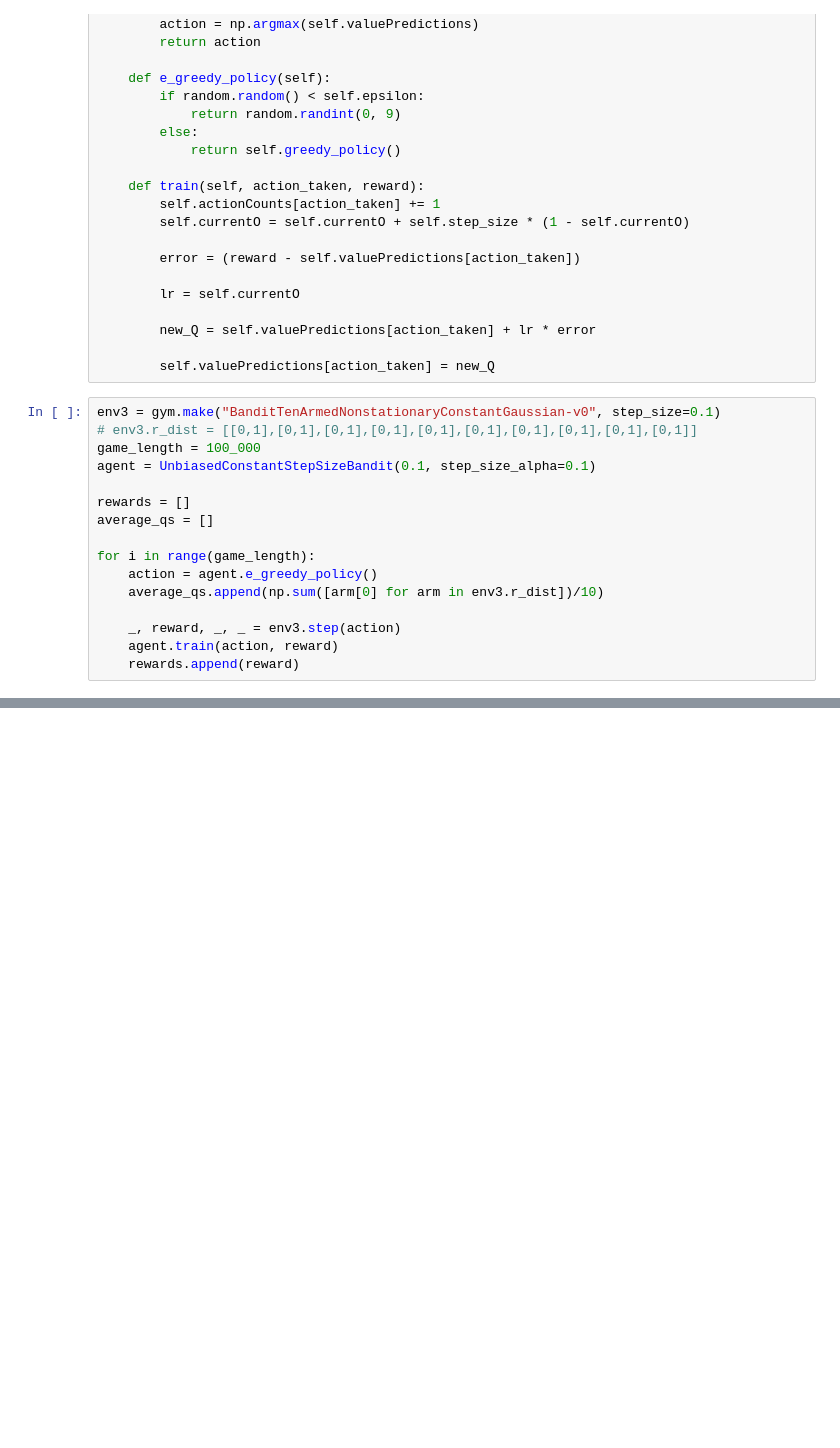
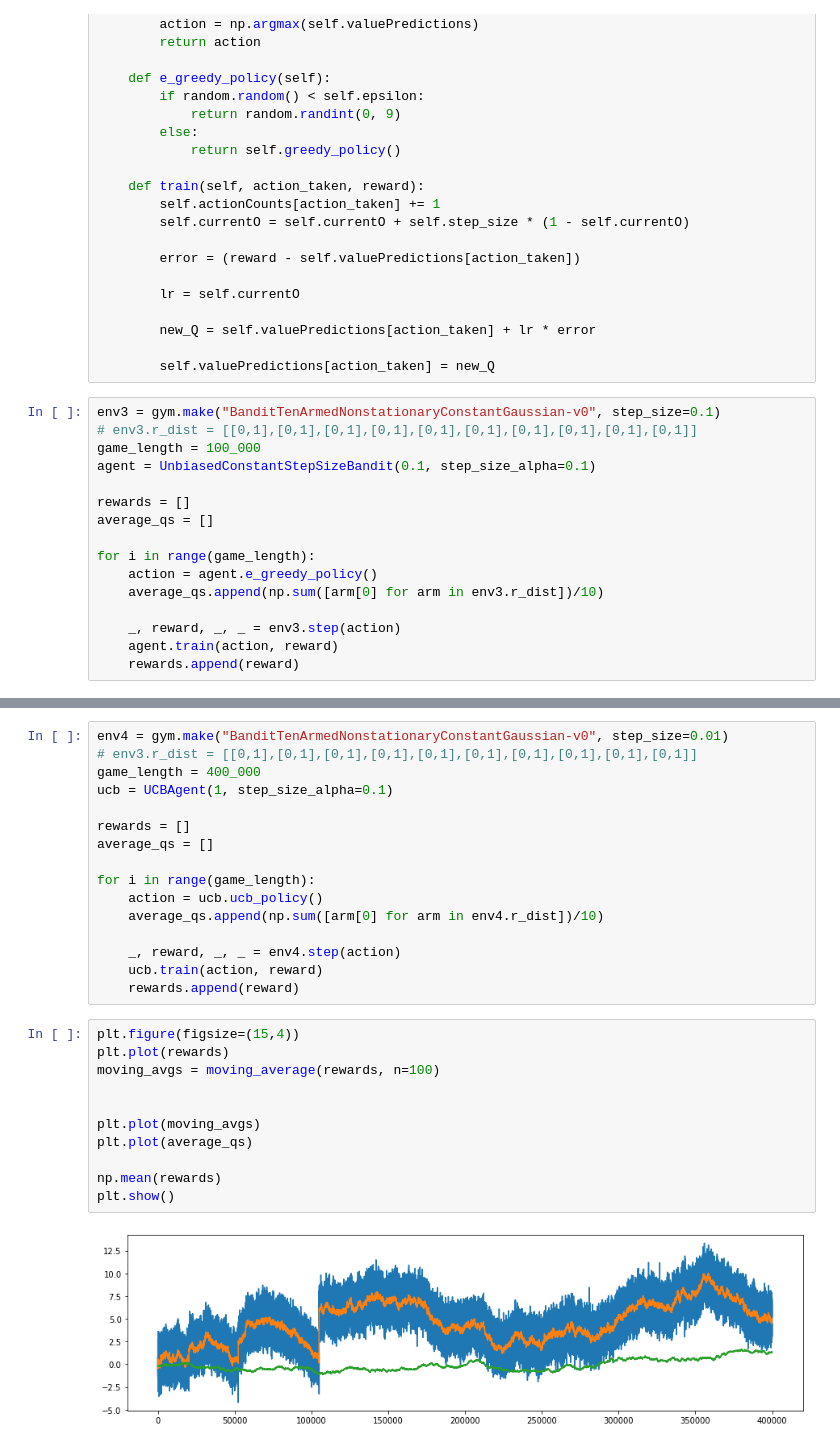
Before and after one commit to MouseAndKeyboard/Reinforcement-Learning-Intro, a Jupyter notebook: chapter-2-bandits.ipynb, the cells around one changed output, grey strips where cells are left out. Cells and saved outputs as stored; diff of their text form; blank space fills up the shorter version.

Commit message:
ucb methods for action selection

```diff
--- a/chapter-2-bandits.ipynb
+++ b/chapter-2-bandits.ipynb
@@ -285,0 +358,29 @@ plt.show()
+# %%
+env4 = gym.make("BanditTenArmedNonstationaryConstantGaussian-v0", step_size=0.01)
+# env3.r_dist = [[0,1],[0,1],[0,1],[0,1],[0,1],[0,1],[0,1],[0,1],[0,1],[0,1]]
+game_length = 400_000
+ucb = UCBAgent(1, step_size_alpha=0.1)
+
+rewards = []
+average_qs = []
+
+for i in range(game_length):
+    action = ucb.ucb_policy()
+    average_qs.append(np.sum([arm[0] for arm in env4.r_dist])/10)
+
+    _, reward, _, _ = env4.step(action)
+    ucb.train(action, reward)
+    rewards.append(reward)
+# %%
+plt.figure(figsize=(15,4))
+plt.plot(rewards)
+moving_avgs = moving_average(rewards, n=100)
+
+
+plt.plot(moving_avgs)
+plt.plot(average_qs)
+
+np.mean(rewards)
+plt.show()
+# %% [output]
+[figure, added]
```
Also changed, not shown: parts of 7 cells of this notebook.
